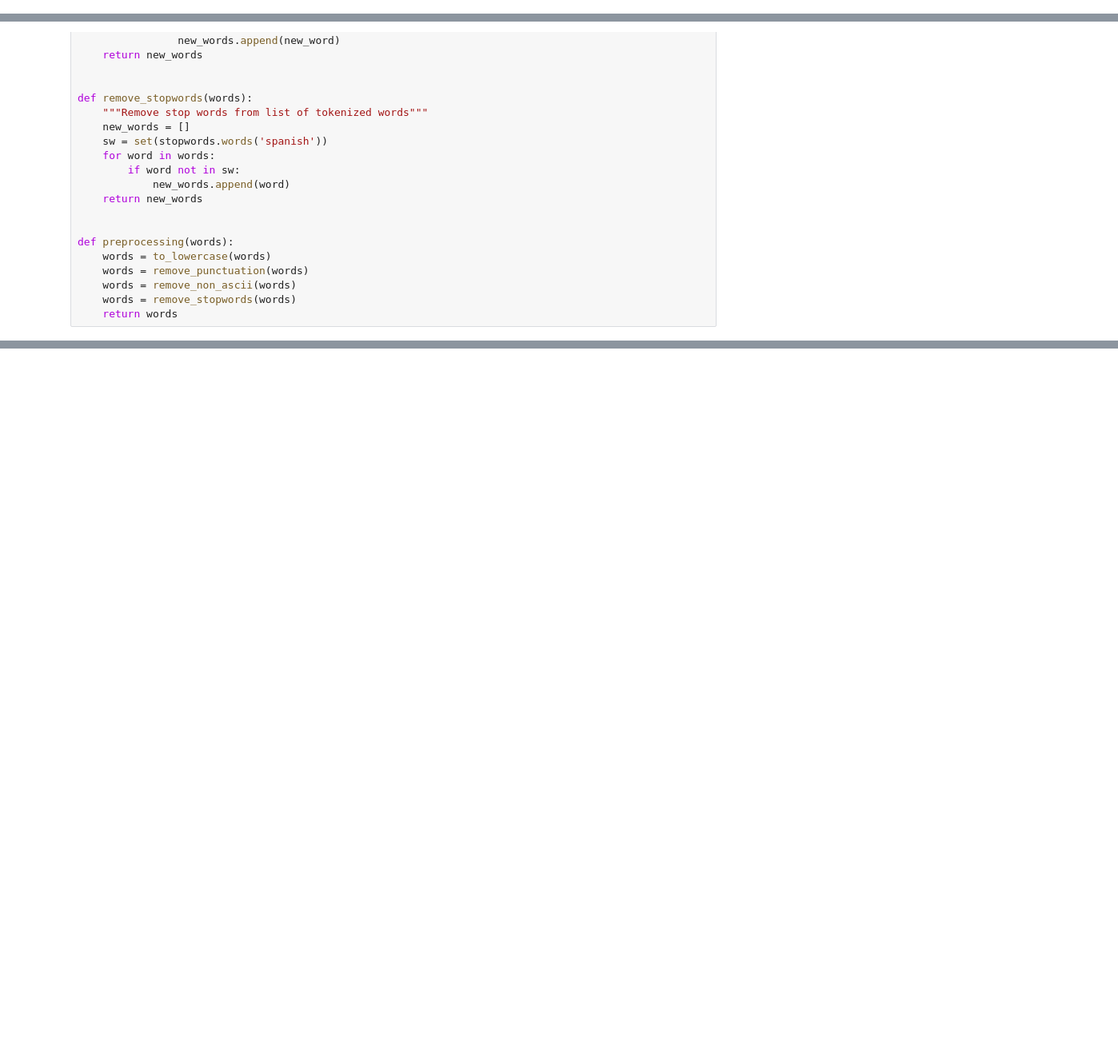
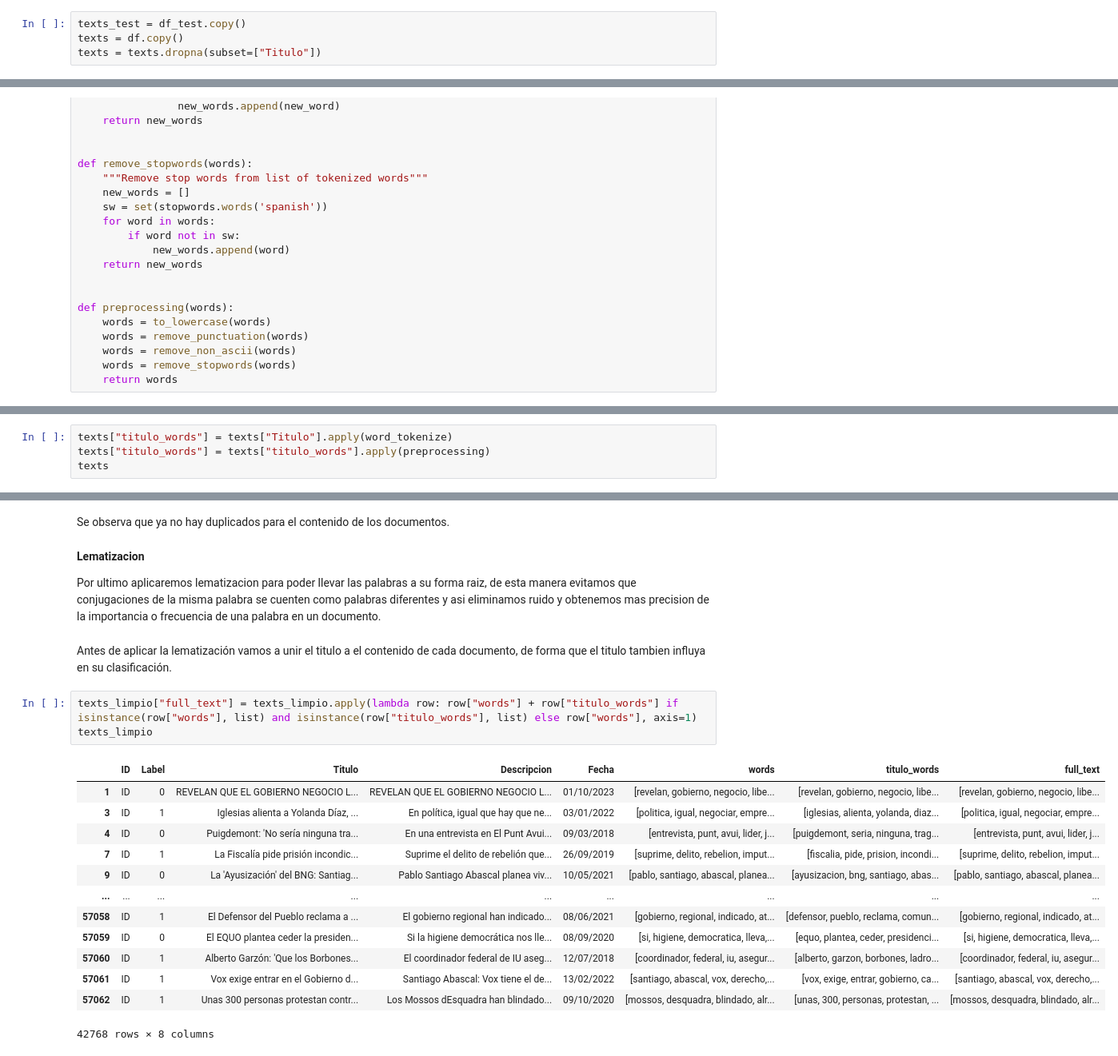
Before and after one commit to Yesopi/BI_project_1, a Jupyter notebook: Proyecto1_BI.ipynb, the cells around one changed output, grey strips where cells are left out. Shown at 80% size. Saved outputs shown, nothing was run; the diff lists cells and outputs as text; blank space fills up the shorter version.

```diff
--- a/Proyecto1_BI.ipynb
+++ b/Proyecto1_BI.ipynb
@@ -118,0 +128,4 @@ texts
+# %%
+texts_test = df_test.copy()
+texts = df.copy()
+texts = texts.dropna(subset=["Titulo"])
@@ -200,0 +215,4 @@ You should consider upgrading via the 'C:\Users\estiv\AppData\Local\Microsoft\Wi
+# %%
+texts["titulo_words"] = texts["Titulo"].apply(word_tokenize)
+texts["titulo_words"] = texts["titulo_words"].apply(preprocessing)
+texts
@@ -201,3 +273,28 @@ You should consider upgrading via the 'C:\Users\estiv\AppData\Local\Microsoft\Wi
+# %% [markdown]
+Se observa que ya no hay duplicados para el contenido de los documentos.
+# %% [markdown]
+**Lematizacion**
+
+Por ultimo aplicaremos lematizacion para poder llevar las palabras a su forma raiz, de esta manera evitamos que conjugaciones de la misma palabra se cuenten como palabras diferentes y asi eliminamos ruido y obtenemos mas precision de la importancia o frecuencia de una palabra en un documento.
+# %% [markdown]
+Antes de aplicar la lematización vamos a unir el titulo a el contenido de cada documento, de forma que el titulo tambien influya en su clasificación.
+# %%
+texts_limpio["full_text"] = texts_limpio.apply(lambda row: row["words"] + row["titulo_words"] if isinstance(row["words"], list) and isinstance(row["titulo_words"], list) else row["words"], axis=1)
+texts_limpio
+# %% [output]
+|  | ID | Label | Titulo | Descripcion | Fecha | words | titulo_words | full_text |
+| 1 | ID | 0 | REVELAN QUE EL GOBIERNO NEGOCIO L... | REVELAN QUE EL GOBIERNO NEGOCIO L... | 01/10/2023 | [revelan, gobierno, negocio, libe... | [revelan, gobierno, negocio, libe... | [revelan, gobierno, negocio, libe... |
+| 3 | ID | 1 | Iglesias alienta a Yolanda Díaz, ... | En política, igual que hay que ne... | 03/01/2022 | [politica, igual, negociar, empre... | [iglesias, alienta, yolanda, diaz... | [politica, igual, negociar, empre... |
+| 4 | ID | 0 | Puigdemont: 'No sería ninguna tra... | En una entrevista en El Punt Avui... | 09/03/2018 | [entrevista, punt, avui, lider, j... | [puigdemont, seria, ninguna, trag... | [entrevista, punt, avui, lider, j... |
+| 7 | ID | 1 | La Fiscalía pide prisión incondic... | Suprime el delito de rebelión que... | 26/09/2019 | [suprime, delito, rebelion, imput... | [fiscalia, pide, prision, incondi... | [suprime, delito, rebelion, imput... |
+| 9 | ID | 0 | La 'Ayusización' del BNG: Santiag... | Pablo Santiago Abascal planea viv... | 10/05/2021 | [pablo, santiago, abascal, planea... | [ayusizacion, bng, santiago, abas... | [pablo, santiago, abascal, planea... |
+| ... | ... | ... | ... | ... | ... | ... | ... | ... |
+| 57058 | ID | 1 | El Defensor del Pueblo reclama a ... | El gobierno regional han indicado... | 08/06/2021 | [gobierno, regional, indicado, at... | [defensor, pueblo, reclama, comun... | [gobierno, regional, indicado, at... |
+| 57059 | ID | 0 | El EQUO plantea ceder la presiden... | Si la higiene democrática nos lle... | 08/09/2020 | [si, higiene, democratica, lleva,... | [equo, plantea, ceder, presidenci... | [si, higiene, democratica, lleva,... |
+| 57060 | ID | 1 | Alberto Garzón: 'Que los Borbones... | El coordinador federal de IU aseg... | 12/07/2018 | [coordinador, federal, iu, asegur... | [alberto, garzon, borbones, ladro... | [coordinador, federal, iu, asegur... |
+| 57061 | ID | 1 | Vox exige entrar en el Gobierno d... | Santiago Abascal: Vox tiene el de... | 13/02/2022 | [santiago, abascal, vox, derecho,... | [vox, exige, entrar, gobierno, ca... | [santiago, abascal, vox, derecho,... |
+| 57062 | ID | 1 | Unas 300 personas protestan contr... | Los Mossos dEsquadra han blindado... | 09/10/2020 | [mossos, desquadra, blindado, alr... | [unas, 300, personas, protestan, ... | [mossos, desquadra, blindado, alr... |
+42768 rows × 8 columns
 # %%
 !python -m spacy download es_core_news_sm
 # %% [output]
```
Also changed, not shown: parts of 93 cells of this notebook, 1 other file.
